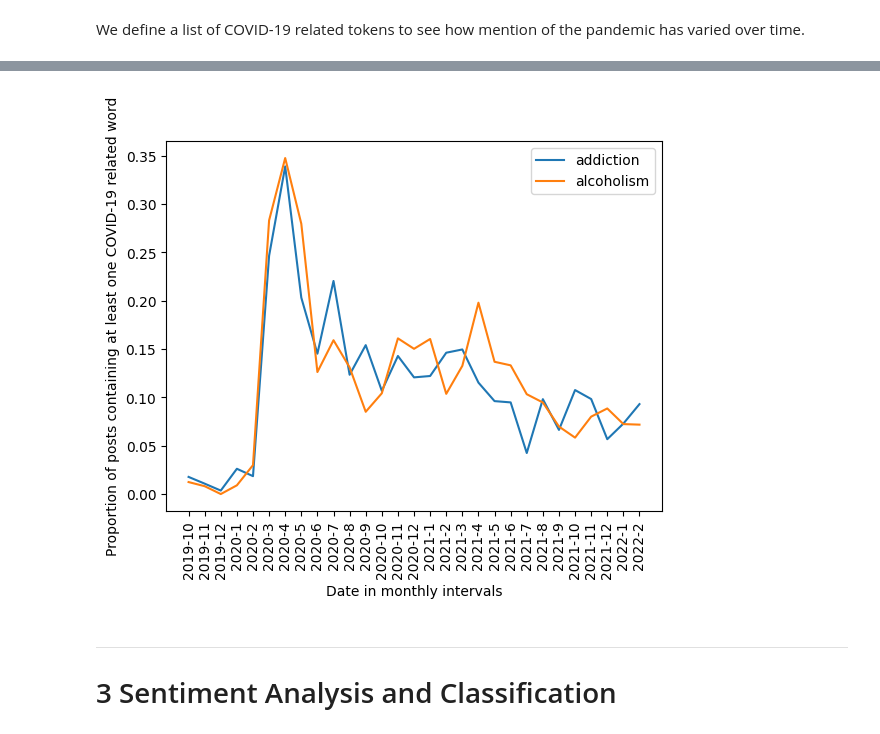
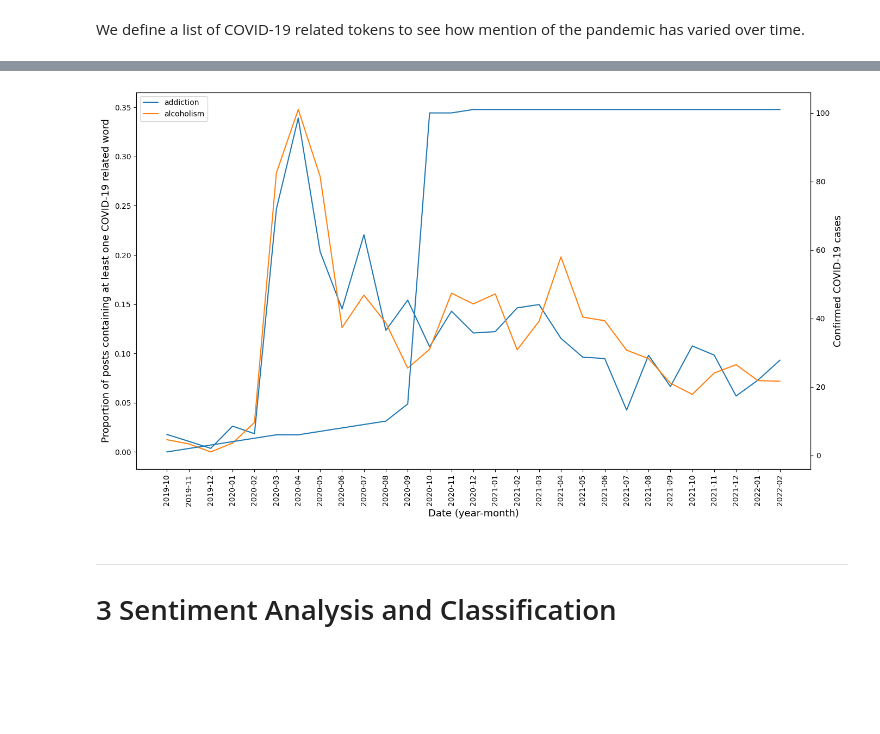
Before and after one commit to zeyad-mansour/reddit-sentiment-analysis, a Jupyter notebook: notebook.ipynb, the cells around one changed output, grey strips where cells are left out. Drawn from its saved outputs; the diff is of its cells as text; code cells hidden in the pictures; blank space fills up the shorter version.

```diff
--- a/notebook.ipynb
+++ b/notebook.ipynb
@@ -357,6 +357,10 @@ for subreddit in ["addiction", "alcoholism"]:
     plt.plot(date_list, proportion_list, label = subreddit)
 
 plt.legend()
+plt.ylabel("Proportion of posts containing at least one COVID-19 related word")
+plt.xlabel("Date in monthly intervals")
+plt.xticks(rotation=90);
+fig = plt.figure()
 plt.show()
 # %% [output]
 2019-10
@@ -380,20 +391,45 @@ plt.show()
 # %%
-from scipy.interpolate import make_interp_spline
-plt.style.use('default')
-
-test_date_list = ['2019-10', '2019-11', '2019-12', '2020-1', '2020-2', '2020-3', '2020-4', '2020-5', '2020-6', '2020-7', '2020-8', '2020-9', '2020-10', '2020-11', '2020-12', '2021-1', '2021-2', '2021-3', '2021-4', '2021-5', '2021-6', '2021-7', '2021-8', '2021-9', '2021-10', '2021-11', '2021-12', '2022-1', '2022-2']
+test_date_list = ['2019-10', '2019-11', '2019-12', '2020-01', '2020-02', '2020-03', '2020-04', '2020-05', '2020-06', '2020-07', '2020-08', '2020-09', '2020-10', '2020-11', '2020-12', '2021-01', '2021-02', '2021-03', '2021-04', '2021-05', '2021-06', '2021-07', '2021-08', '2021-09', '2021-10', '2021-11', '2021-12', '2022-01', '2022-02']
 proportion_list1 = [0.01773049645390071, 0.010752688172043012, 0.0035971223021582736, 0.026143790849673203, 0.018518518518518517, 0.2465277777777778, 0.3389830508474576, 0.20320855614973263, 0.14521452145214522, 0.2204968944099379, 0.12341772151898735, 0.1540785498489426, 0.10679611650485436, 0.14285714285714285, 0.12072434607645875, 0.12213740458015267, 0.14622641509433962, 0.14960629921259844, 0.11528822055137844, 0.09615384615384616, 0.09482758620689655, 0.04246284501061571, 0.09817351598173515, 0.06637168141592921, 0.10759493670886076, 0.09829059829059829, 0.05675146771037182, 0.07290015847860538, 0.09305993690851735]
 proportion_list2 = [0.012396694214876033, 0.008130081300813009, 0.0, 0.009036144578313253, 0.029900332225913623, 0.2831541218637993, 0.34765625, 0.2796610169491525, 0.12624584717607973, 0.15915915915915915, 0.13108614232209737, 0.0851063829787234, 0.10424710424710425, 0.16109422492401215, 0.15027322404371585, 0.16043956043956045, 0.10367892976588629, 0.1326530612244898, 0.19798657718120805, 0.1368421052631579, 0.13316582914572864, 0.10329670329670329, 0.09473684210526316, 0.06983240223463687, 0.0583756345177665, 0.08010335917312661, 0.08855291576673865, 0.07238605898123325, 0.07180851063829788]
-plt.plot(test_date_list, proportion_list1, label = "addiction")
-plt.plot(test_date_list, proportion_list2, label = "alcoholism")
-plt.legend()
+test_covid_cases = [1, 2, 3, 4, 5, 6, 6, 7, 8, 9, 10, 15, 100, 100, 101, 101, 101, 101, 101, 101, 101, 101, 101, 101, 101, 101, 101, 101, 101]
 
-plt.ylabel("Proportion of posts containing at least one COVID-19 related word")
-plt.xlabel("Date in monthly intervals")
-plt.xticks(rotation=90);
+
+
+plt.rcParams["figure.figsize"] = [16,9]
+
+fig,ax = plt.subplots()
+# make a plot
+ax.plot(test_date_list, proportion_list1, label = "addiction")
+ax.plot(test_date_list, proportion_list2, label = "alcoholism")
+plt.legend(loc='upper left')
+plt.xticks(rotation=90)
+
+# set x-axis label
+ax.set_xlabel("Date (year-month)", fontsize=13)
+# set y-axis label
+ax.set_ylabel("Proportion of posts containing at least one COVID-19 related word", fontsize=13)
+
+ax2=ax.twinx()
+# make a plot with different y-axis using second axis object
+ax2.plot(test_date_list, test_covid_cases)
+ax2.set_ylabel("Confirmed COVID-19 cases", fontsize=13)
 plt.show()
+# save the plot as a file
+
+
+
+
+
+#plt.plot(test_date_list, proportion_list1, label = "addiction")
+#plt.plot(test_date_list, proportion_list2, label = "alcoholism")
+#plt.legend()
+#plt.ylabel("Proportion of posts containing at least one COVID-19 related word")
+#plt.xlabel("Date in monthly intervals")
+#plt.xticks(rotation=90);
+#plt.show()
 # %% [output]
-[figure, old version]
+[figure, new version]
 # %% [markdown]
 <hr>
 
```
Also changed, not shown: parts of 4 cells of this notebook.
